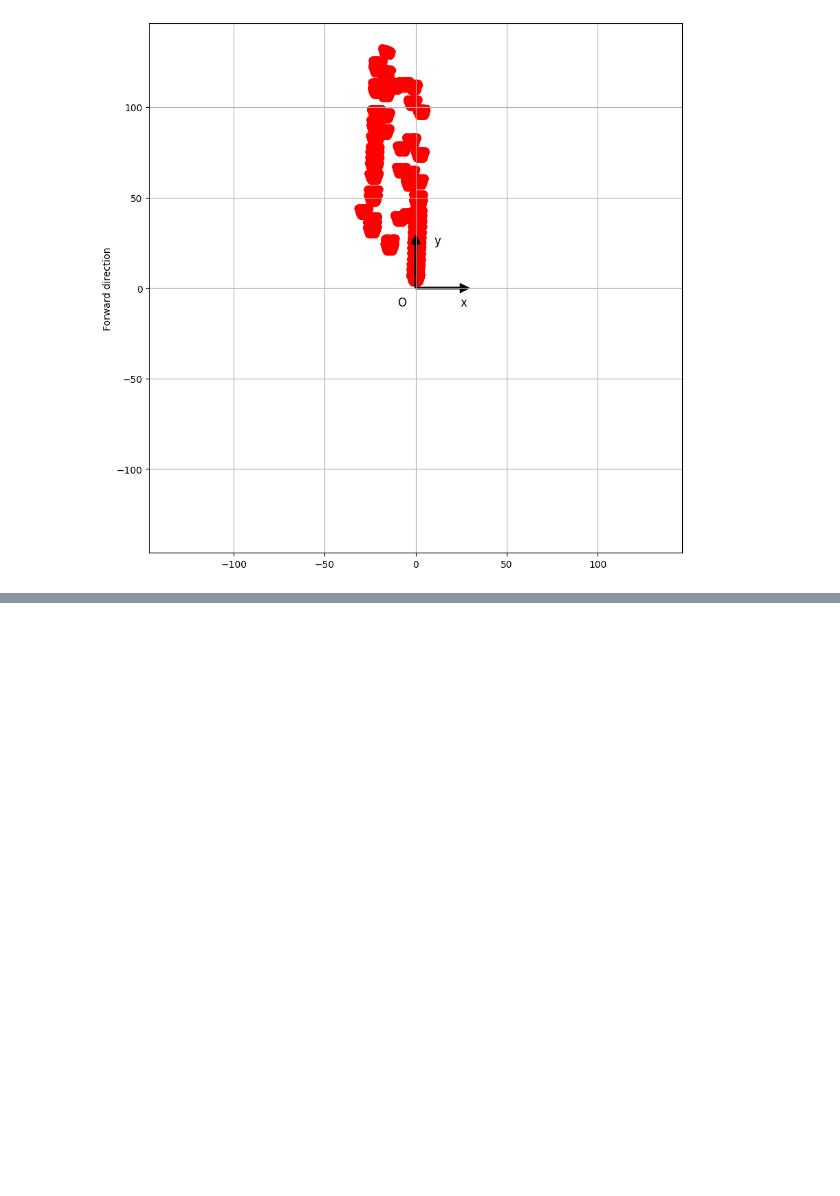
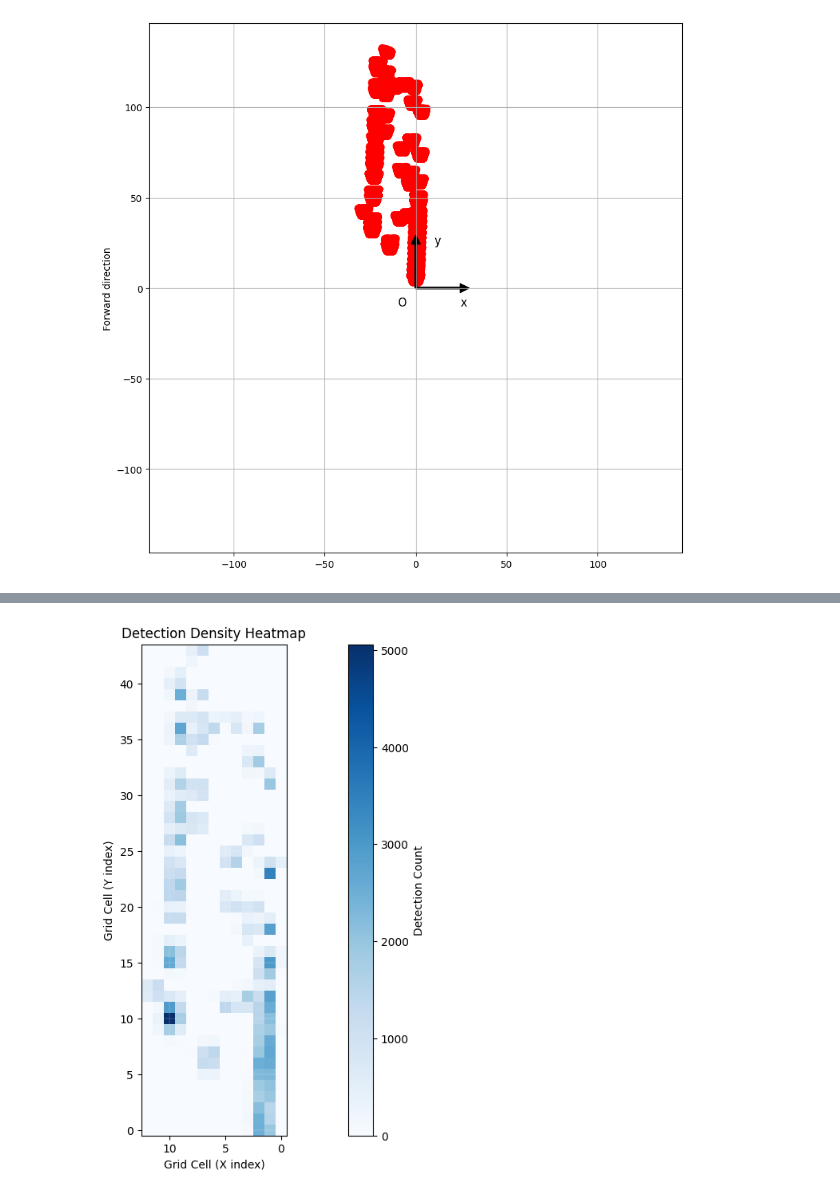
Before and after one commit to thiennguyenba06/CarolinaRedroot, a Jupyter notebook: tests_density.ipynb, the cells around one changed output, grey strips where cells are left out. Drawn from its saved outputs; the diff is of its cells as text; code cells hidden in the pictures; blank space fills up the shorter version.

```diff
--- a/tests_density.ipynb
+++ b/tests_density.ipynb
@@ -171,0 +313,25 @@ bound: 146.3823158039167
+# %%
+plt.figure(figsize=(20, 8))
+
+
+plt.imshow(
+    density_grid,
+    cmap="Blues",
+)
+
+plt.colorbar(label="Detection Count")
+plt.title("Detection Density Heatmap")
+
+plt.xlabel("Grid Cell (X index)")
+plt.ylabel("Grid Cell (Y index)")
+
+# Optional: place grid lines for visual clarity
+plt.grid(color='white', linestyle='--', linewidth=0.2)
+
+# rotate grid so that it is easier to interpret
+plt.gca().invert_xaxis()
+plt.gca().invert_yaxis()
+
+plt.show()
+# %% [output]
+[figure, added]
```
Also changed, not shown: parts of 1 cell of this notebook, 1 other file.
